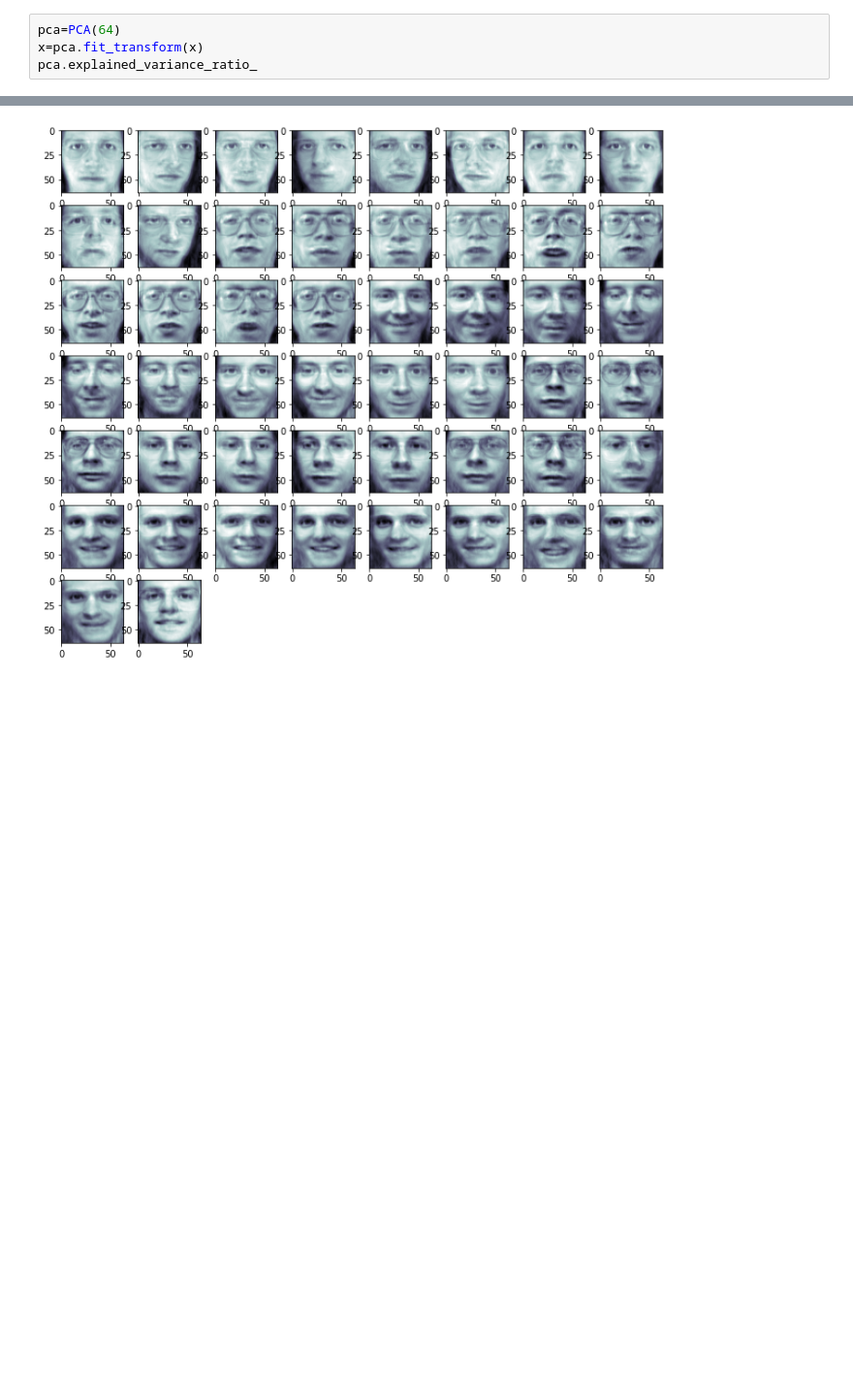
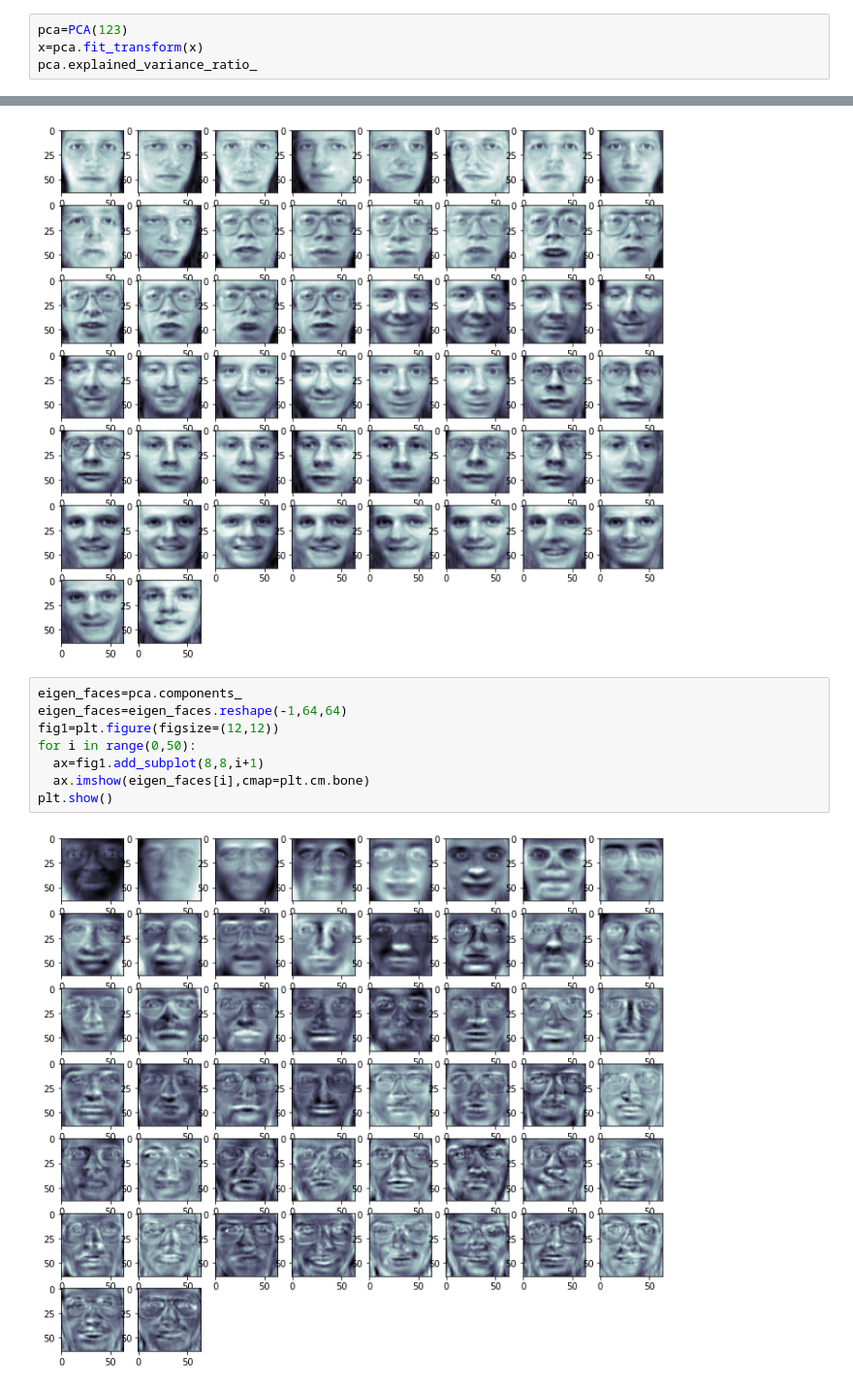
Before and after one commit to tejeshbhalla/Machine-Learning-From-Scratch, a Jupyter notebook: PCA_ON_Olivetti_Images.ipynb, the cells around one changed output, grey strips where cells are left out. Shown at 97% size. Cells and saved outputs as stored; diff of their text form; blank space fills up the shorter version.

```diff
--- a/PCA_ON_Olivetti_Images.ipynb
+++ b/PCA_ON_Olivetti_Images.ipynb
@@ -25,7 +25,7 @@ plt.show()
 x=fetch_olivetti_faces()['data']
 y=fetch_olivetti_faces()['target']
 # %%
-pca=PCA(64)
+pca=PCA(123)
 x=pca.fit_transform(x)
 pca.explained_variance_ratio_
 # %% [output]
@@ -69,3 +73,13 @@ for i in range(0,50):
 plt.show()
 # %% [output]
 [figure]
+# %%
+eigen_faces=pca.components_
+eigen_faces=eigen_faces.reshape(-1,64,64)
+fig1=plt.figure(figsize=(12,12))
+for i in range(0,50):
+  ax=fig1.add_subplot(8,8,i+1)
+  ax.imshow(eigen_faces[i],cmap=plt.cm.bone)
+plt.show()
+# %% [output]
+[figure, added]
```
Also changed, not shown: parts of 3 cells of this notebook.
